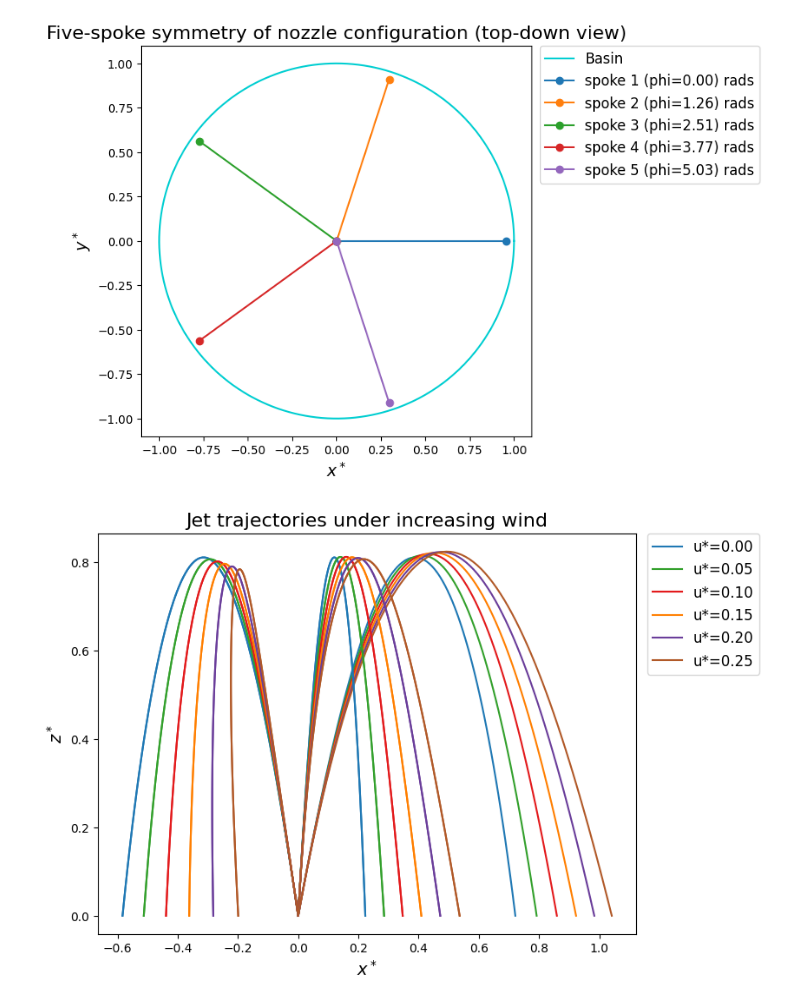
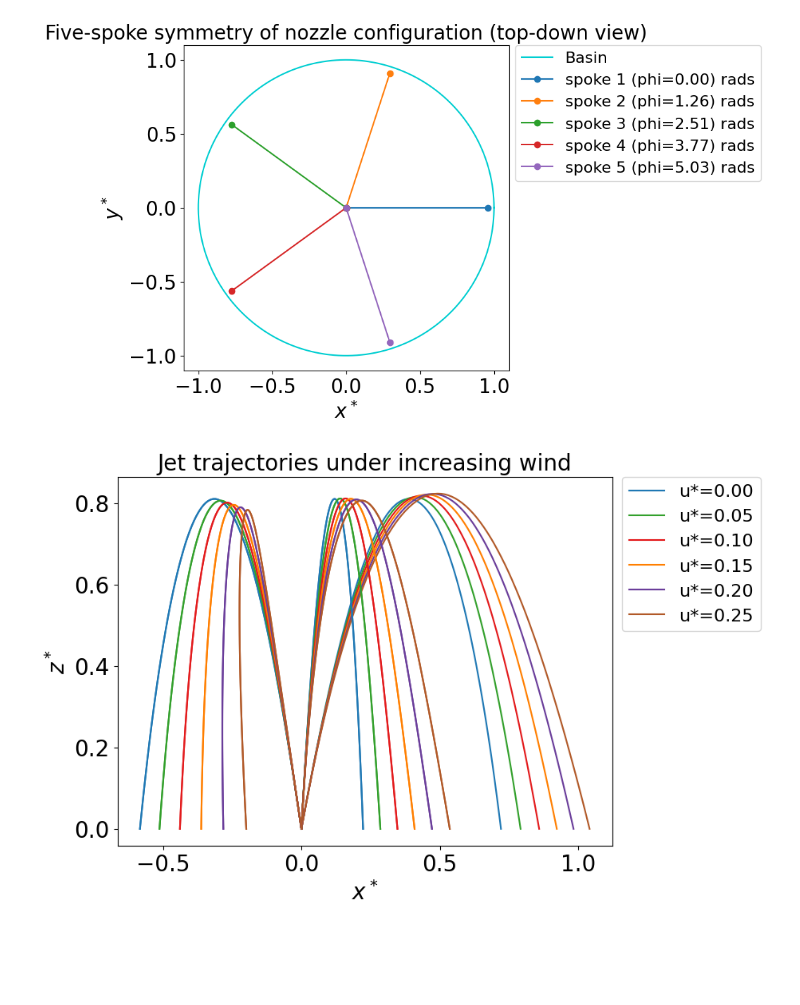
Before and after one commit to pavitra1905/FountainTrajectory, a Jupyter notebook: FountainTrajectoryPlots.ipynb, the cells around one changed output. Saved outputs shown, nothing was run; the diff lists cells and outputs as text; code cells hidden in the pictures; blank space fills up the shorter version.

Commit message:
Increased plot font sizes

```diff
--- a/FountainTrajectoryPlots.ipynb
+++ b/FountainTrajectoryPlots.ipynb
@@ -95,27 +95,28 @@ winds = [
 ] # keeping and increasing wind in x direction
 
 cmap = plt.get_cmap("Paired") # for plotting
+plt.rcParams.update({'font.size': 20})
 # %%
 # Basic Model (fountain top-down view)
 theta_circ = np.linspace(0, 2*np.pi, 400)
 plt.figure(figsize=(8,6))
 plt.plot(np.cos(theta_circ), np.sin(theta_circ), label="Basin", color='darkturquoise')
 
 for j, p in enumerate(phi):
     _, land = simulate(np.deg2rad(69), p, Gamma, Lambda, {"u_star": (0.0, 0.0, 0.0)})
     if land:
         plt.plot([0, land["xL"]], [0, land["yL"]], marker="o", label=f"spoke {j+1} (phi={p['phi']:.2f}) rads")
 
 plt.gca().set_aspect("equal")
-plt.xlabel(r"$x^*$", fontsize=14)
-plt.ylabel(r"$y^*$", fontsize=14)
-plt.title("Five-spoke symmetry of nozzle configuration (top-down view)", fontsize=16)
+plt.xlabel(r"$x^*$", fontsize=20)
+plt.ylabel(r"$y^*$", fontsize=20)
+plt.title("Five-spoke symmetry of nozzle configuration (top-down view)", fontsize=20)
 plt.legend(loc="upper left",
     bbox_to_anchor=(1.02, 1.0),
-    borderaxespad=0.0, fontsize=12)
+    borderaxespad=0.0, fontsize=16)
 plt.show()
 # %% [output]
-[figure, old version]
+[figure, new version]
 # %%
 # Jet trajectories under increasing wind, viewed along x-z plane
 plt.figure(figsize=(8,6))
@@ -129,15 +130,15 @@ for i, p in enumerate(phi):
             else:
                 plt.plot(sol.y[0], sol.y[2], color=cmap(2*j + 1))
 
-plt.xlabel(r"$x^*$", fontsize=14)
-plt.ylabel(r"$z^*$", fontsize=14)
-plt.title("Jet trajectories under increasing wind", fontsize=16)
+plt.xlabel(r"$x^*$", fontsize=20)
+plt.ylabel(r"$z^*$", fontsize=20)
+plt.title("Jet trajectories under increasing wind", fontsize=20)
 plt.legend(loc="upper left",
     bbox_to_anchor=(1.02, 1.0),
-    borderaxespad=0.0, fontsize=12)
+    borderaxespad=0.0, fontsize=16)
 plt.show()
 # %% [output]
-[figure, old version]
+[figure, new version]
 # %%
 # Jet trajectories under increasing wind, viewed along y-z plane
 plt.figure(figsize=(8,6))
```
Also changed, not shown: parts of 11 cells of this notebook.
